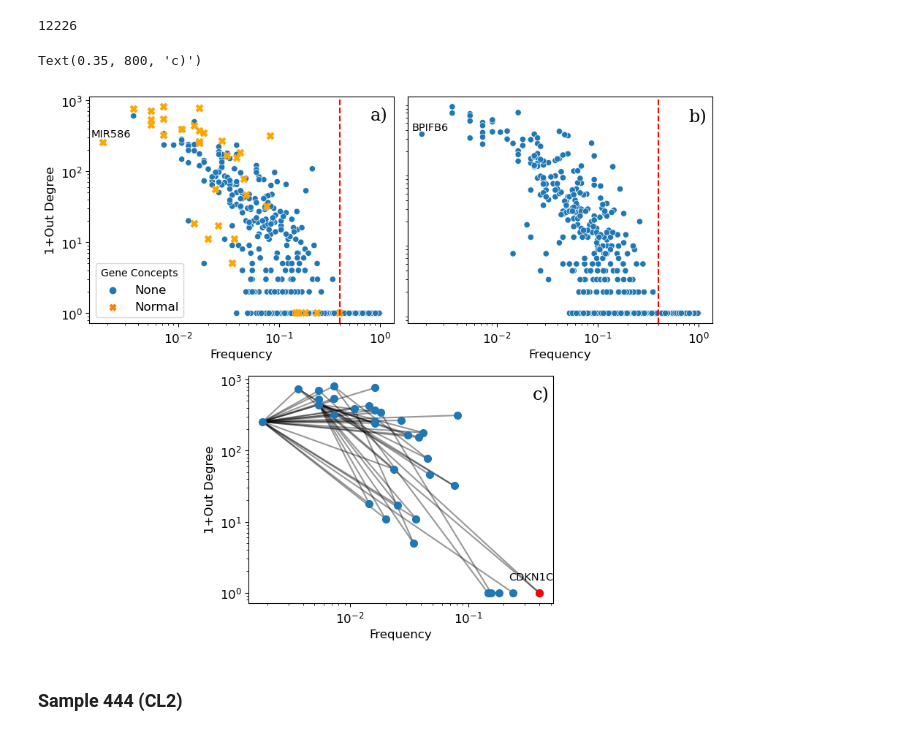
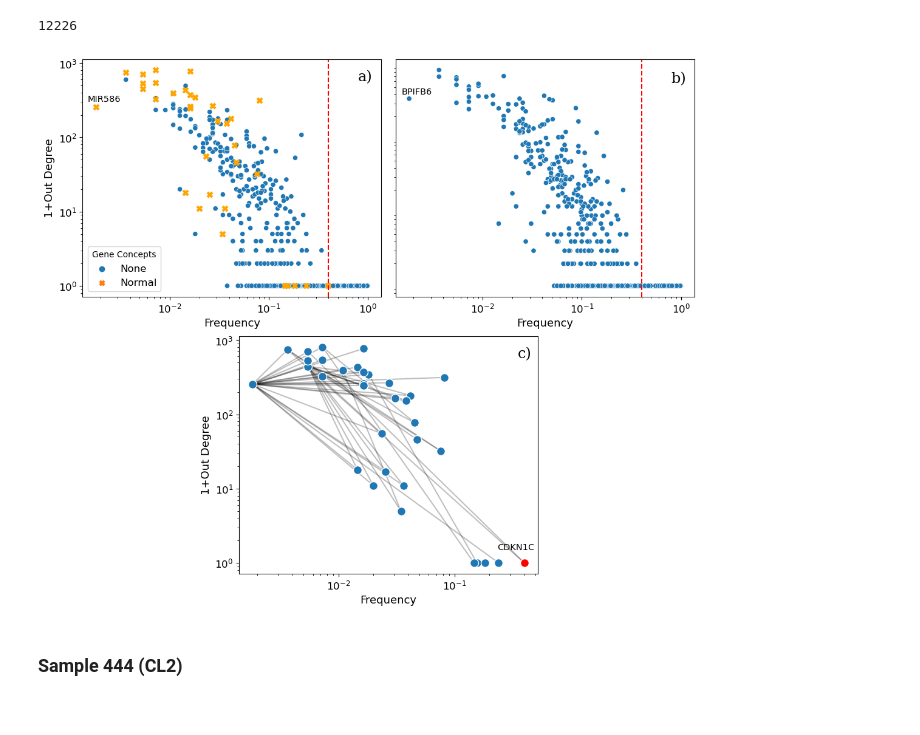
Before and after one commit to RobertoHePe/Causal_GE, a Jupyter notebook: Causal_GE_interpretation.ipynb, the cells around one changed output. Cells and saved outputs as stored; diff of their text form; code cells hidden in the pictures.

```diff
--- a/Causal_GE_interpretation.ipynb
+++ b/Causal_GE_interpretation.ipynb
@@ -318,8 +318,10 @@ npanel_in_nconcept
 # %% [output]
 12226
 # %%
-fig = plt.figure(figsize=(11, 9))
-grid = plt.GridSpec(4, 4, hspace=0.6, wspace=0.1)
+fs = 13
+
+fig = plt.figure(figsize=(13, 11))
+grid = plt.GridSpec(4, 4, hspace=0.4, wspace=0.1)
 cancer_ax = fig.add_subplot(grid[:2, :2])
 normal_ax = fig.add_subplot(grid[:2, 2:])
 graph_ax = fig.add_subplot(grid[2:, 1:3])
@@ -387,46 +389,46 @@ for i in idx:
                 [freqs[i], freqs[j]],
                 [1 + out_degree[i], 1 + out_degree[j]],
                 "k",
-                alpha=0.4,
+                alpha=0.25,
             )
 
-graph_ax.plot(freqs[idx], 1 + out_degree[idx], "o", markersize=7)
+graph_ax.plot(freqs[idx], 1 + out_degree[idx], "o", markersize=10, mec='w')
 graph_ax.set_yscale("log")
 graph_ax.set_xscale("log")
 
 graph_ax.set_ylabel("1+Out Degree", fontsize=fs)
 graph_ax.set_xlabel("Frequency", fontsize=fs)
 graph_ax.tick_params(labelsize=12)
 
 graph_ax.annotate(
     map_node_name(npanel_in_nconcept, compressed_nodes_map, genes_map)[0],
     (freqs[npanel_in_nconcept], 1 + Graph.out_degree[npanel_in_nconcept]),
     (freqs[npanel_in_nconcept] * 0.85, 0.5 + 1 + Graph.out_degree[npanel_in_nconcept]),
     ha="center",
     fontsize=10.5,
 )
 graph_ax.plot(
     freqs[npanel_in_nconcept],
     1 + Graph.out_degree[npanel_in_nconcept],
     "ro",
-    markersize=7,
+    markersize=10,
+    mec='w'
 )
 
 # Annotate figs
 cancer_ax.text(
     0.8, 800, "a)", fontsize="xx-large", verticalalignment="top", fontfamily="serif"
 )
 normal_ax.text(
     0.8, 800, "b)", fontsize="xx-large", verticalalignment="top", fontfamily="serif"
 )
 graph_ax.text(
     0.35, 800, "c)", fontsize="xx-large", verticalalignment="top", fontfamily="serif"
 )
 
-#plt.savefig('Charts/Fig3.pdf')
+#plt.savefig('Charts/Fig3.pdf', bbox_inches='tight')
 # %% [output]
-Text(0.35, 800, 'c)')
-[figure, old version]
+[figure, new version]
 # %% [markdown]
 ### Sample 444 (CL2)
 # %%
```
Also changed, not shown: parts of 4 cells of this notebook.
